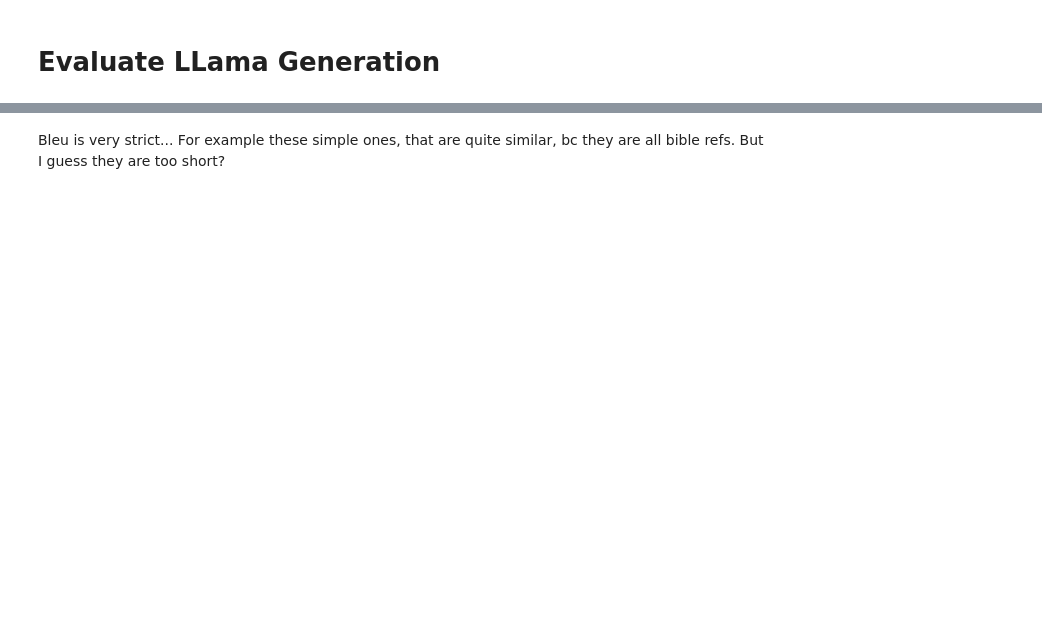
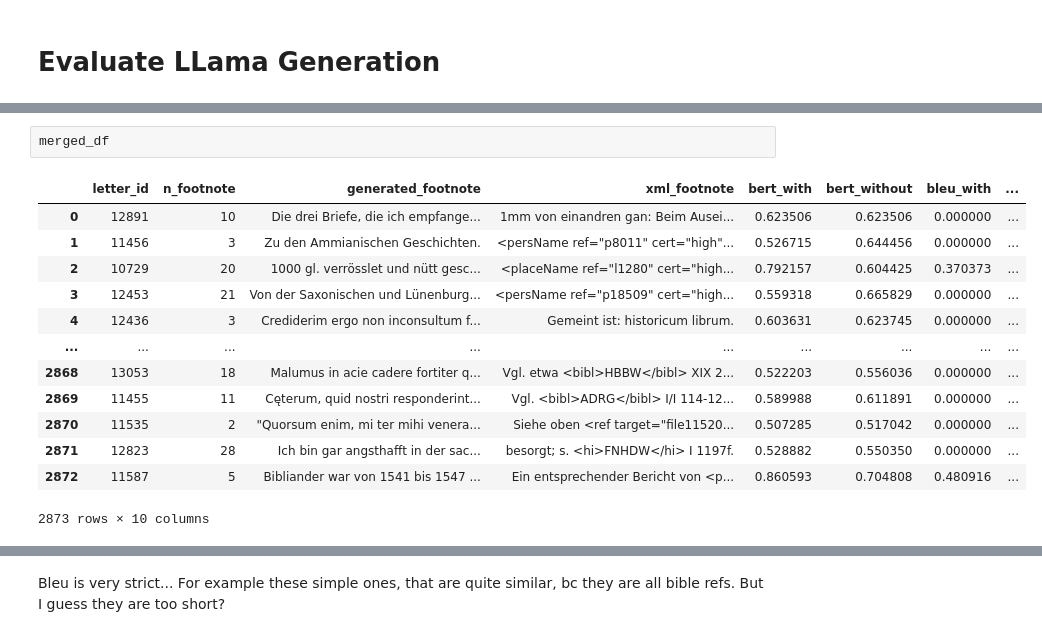
Before and after one commit to Boffl/BullingerDigitalLMFootnotes, a Jupyter notebook: evaluate/evaluate.ipynb, the cells around one changed output, grey strips where cells are left out. Drawn from its saved outputs; the diff is of its cells as text; blank space fills up the shorter version.

```diff
--- a/evaluate/evaluate.ipynb
+++ b/evaluate/evaluate.ipynb
@@ -214,0 +188,16 @@ multi_list_bleu([[ref]], [[pred]])
+# %%
+merged_df
+# %% [output]
+|  | letter_id | n_footnote | generated_footnote | xml_footnote | bert_with | bert_without | bleu_with | ... |
+| 0 | 12891 | 10 | Die drei Briefe, die ich empfange... | 1mm von einandren gan: Beim Ausei... | 0.623506 | 0.623506 | 0.000000 | ... |
+| 1 | 11456 | 3 | Zu den Ammianischen Geschichten. | <persName ref="p8011" cert="high"... | 0.526715 | 0.644456 | 0.000000 | ... |
+| 2 | 10729 | 20 | 1000 gl. verrösslet und nütt gesc... | <placeName ref="l1280" cert="high... | 0.792157 | 0.604425 | 0.370373 | ... |
+| 3 | 12453 | 21 | Von der Saxonischen und Lünenburg... | <persName ref="p18509" cert="high... | 0.559318 | 0.665829 | 0.000000 | ... |
+| 4 | 12436 | 3 | Crediderim ergo non inconsultum f... | Gemeint ist: historicum librum. | 0.603631 | 0.623745 | 0.000000 | ... |
+| ... | ... | ... | ... | ... | ... | ... | ... | ... |
+| 2868 | 13053 | 18 | Malumus in acie cadere fortiter q... | Vgl. etwa <bibl>HBBW</bibl> XIX 2... | 0.522203 | 0.556036 | 0.000000 | ... |
+| 2869 | 11455 | 11 | Cęterum, quid nostri responderint... | Vgl. <bibl>ADRG</bibl> I/I 114-12... | 0.589988 | 0.611891 | 0.000000 | ... |
+| 2870 | 11535 | 2 | "Quorsum enim, mi ter mihi venera... | Siehe oben <ref target="file11520... | 0.507285 | 0.517042 | 0.000000 | ... |
+| 2871 | 12823 | 28 | Ich bin gar angsthafft in der sac... | besorgt; s. <hi>FNHDW</hi> I 1197f. | 0.528882 | 0.550350 | 0.000000 | ... |
+| 2872 | 11587 | 5 | Bibliander war von 1541 bis 1547 ... | Ein entsprechender Bericht von <p... | 0.860593 | 0.704808 | 0.480916 | ... |
+2873 rows × 10 columns
```
Also changed, not shown: parts of 102 cells of this notebook, 12 other files.
